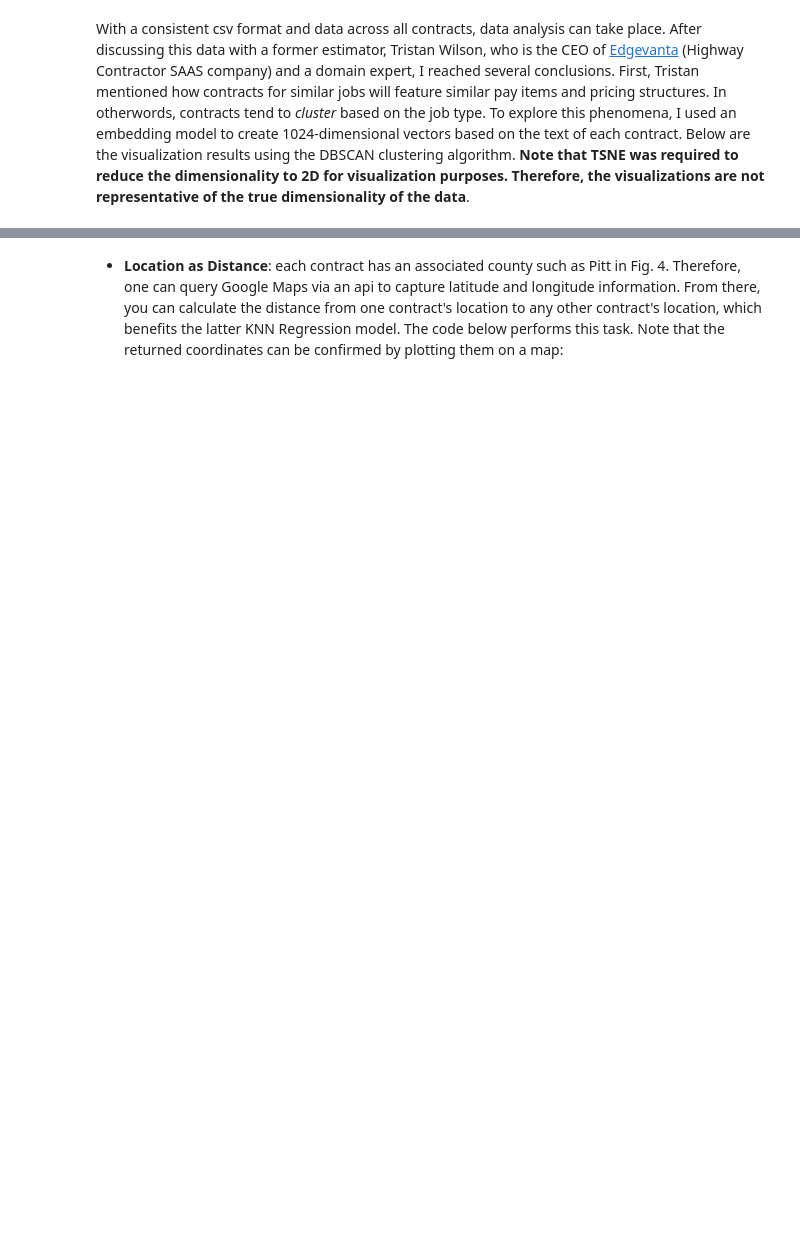
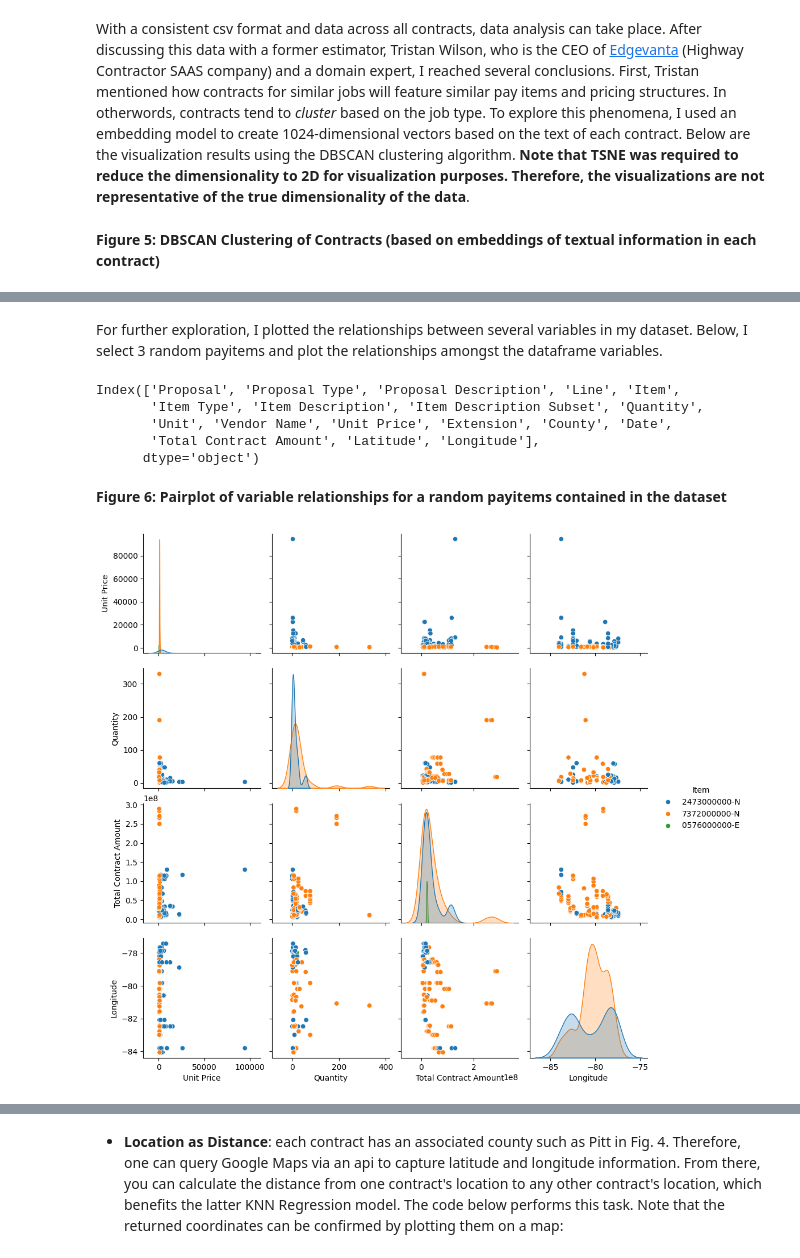
Before and after one commit to czhurdlespeed/HighwayBidPricePrediction, a Jupyter notebook: Wetzel_CS526Final.ipynb, the cells around one changed output, grey strips where cells are left out. Drawn from its saved outputs; the diff is of its cells as text; code cells hidden in the pictures; blank space fills up the shorter version.

Commit message:
feat(dataviz): added pairplot for payitems

```diff
--- a/Wetzel_CS526Final.ipynb
+++ b/Wetzel_CS526Final.ipynb
@@ -407,9 +407,42 @@ __Figure 4: CSV file for an individual contract. The parsed csv files for each c
 ![ContractCSVFile](imgs/CSVFile.png)
 # %% [markdown]
 With a consistent csv format and data across all contracts, data analysis can take place. After discussing this data with a former estimator, Tristan Wilson, who is the CEO of [Edgevanta](https://www.edgevanta.io/) (Highway Contractor SAAS company) and a domain expert, I reached several conclusions. First, Tristan mentioned how contracts for similar jobs will feature similar pay items and pricing structures. In otherwords, contracts tend to _cluster_ based on the job type. To explore this phenomena, I used an embedding model to create 1024-dimensional vectors based on the text of each contract. Below are the visualization results using the DBSCAN clustering algorithm. __Note that TSNE was required to reduce the dimensionality to 2D for visualization purposes. Therefore, the visualizations are not representative of the true dimensionality of the data__.
+# %% [markdown]
+__Figure 5: DBSCAN Clustering of Contracts (based on embeddings of textual information in each contract)__
 # %% [markdown]
 ![DBSCANClustering](plots/tsne_clusters.png)
 ![SilhouetteScore](plots/silhouette_heatmap.png)
+# %% [markdown]
+For further exploration, I plotted the relationships between several variables in my dataset. Below, I select 3 random payitems and plot the relationships amongst the dataframe variables.
+# %%
+from pathlib import Path
+import pandas as pd
+import seaborn as sns
+import random
+
+def combine_csv_files_to_single_df(dir: Path) -> pd.DataFrame:
+    files = dir.glob("*.csv")
+    df = pd.concat([pd.read_csv(file) for file in files], ignore_index=True)
+    return df
+
+cwd = Path.cwd()
+all_contracts_df = combine_csv_files_to_single_df(cwd / "nc_csv")
+print(all_contracts_df.columns)
+# %% [output]
+Index(['Proposal', 'Proposal Type', 'Proposal Description', 'Line', 'Item',
+       'Item Type', 'Item Description', 'Item Description Subset', 'Quantity',
+       'Unit', 'Vendor Name', 'Unit Price', 'Extension', 'County', 'Date',
+       'Total Contract Amount', 'Latitude', 'Longitude'],
+      dtype='object')
+# %% [markdown]
+__Figure 6: Pairplot of variable relationships for a random payitems contained in the dataset__
+# %%
+random_item = random.sample(all_contracts_df["Item"].unique().tolist(), 3)
+random_item_df = all_contracts_df[all_contracts_df["Item"].isin(random_item)]
+pairplot_colums = ["Unit Price", "Quantity", "Total Contract Amount", "Longitude", "Item"]
+sns.pairplot(random_item_df[pairplot_colums], hue="Item");
+# %% [output]
+[figure, added]
 # %% [markdown]
 Futhermore, Tristan detailed how estimators consider particular variables over others. As a result, I setteled on four primary variables that effect payitem unit prices (must balance context vs dimensionality in KNN Models else run into curse of dimensionality):
 - __Location__: contracts in similar locations within a state tend to align/bid similarly
```
Also changed, not shown: parts of 8 cells of this notebook, 3 other files.
